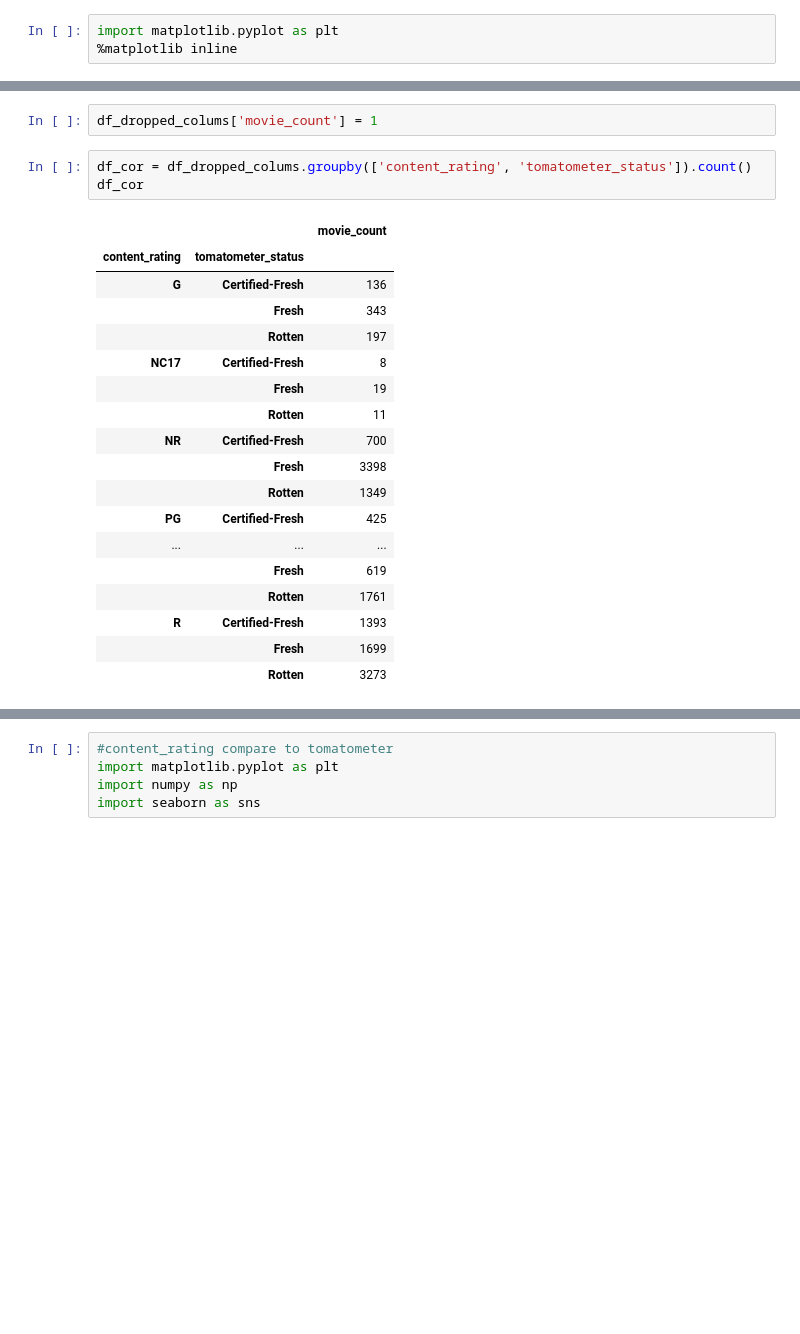
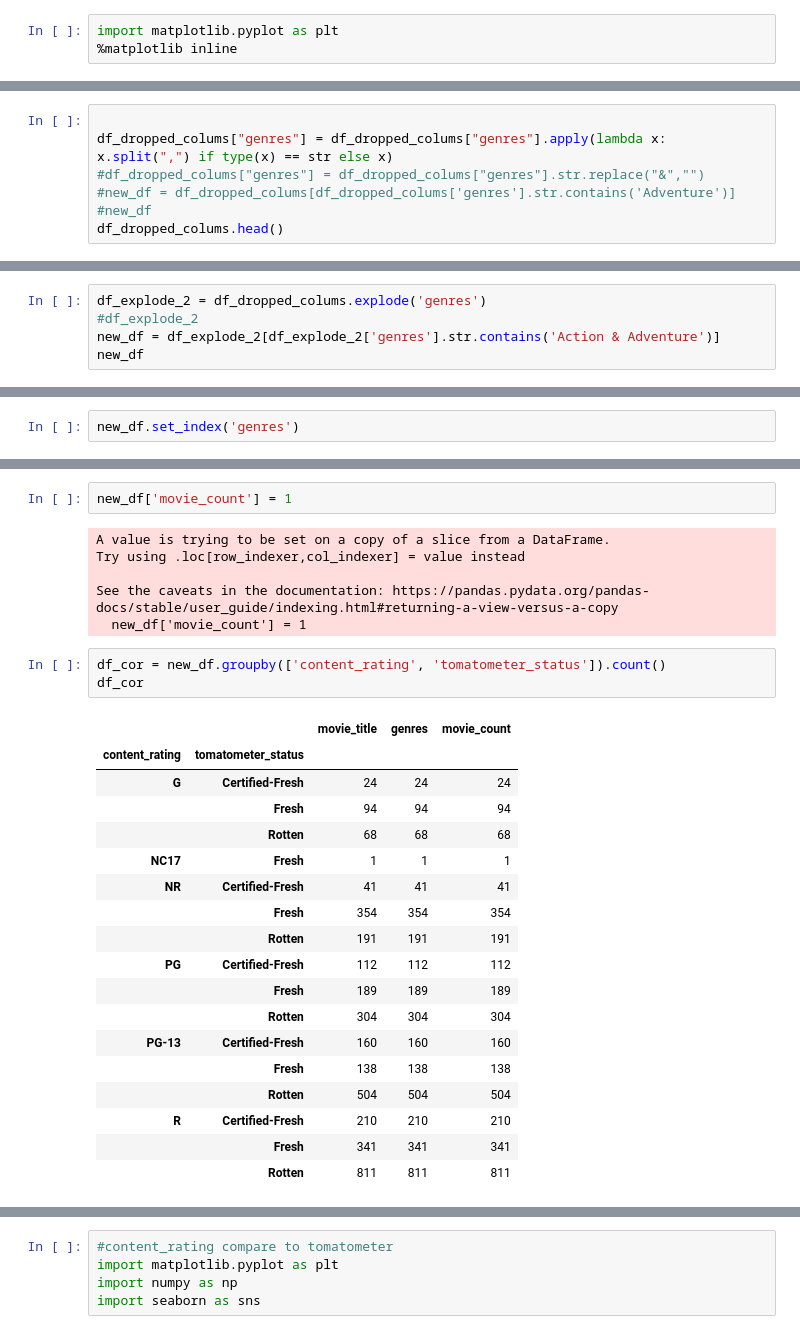
Before and after one commit to eaiturbe/microsoft_movie_analysis, a Jupyter notebook: rotten_tomatoes_movies.csv.ipynb, the cells around one changed output, grey strips where cells are left out. Saved outputs shown, nothing was run; the diff lists cells and outputs as text; blank space fills up the shorter version.

```diff
--- a/rotten_tomatoes_movies.csv.ipynb
+++ b/rotten_tomatoes_movies.csv.ipynb
@@ -88,0 +91,7 @@ df_dropped_colums.set_index('movie_title')
+# %%
+
+df_dropped_colums["genres"] = df_dropped_colums["genres"].apply(lambda x: x.split(",") if type(x) == str else x)
+#df_dropped_colums["genres"] = df_dropped_colums["genres"].str.replace("&","")
+#new_df = df_dropped_colums[df_dropped_colums['genres'].str.contains('Adventure')]
+#new_df
+df_dropped_colums.head()
@@ -88,0 +107,5 @@ df_dropped_colums.set_index('movie_title')
+# %%
+df_explode_2 = df_dropped_colums.explode('genres')
+#df_explode_2
+new_df = df_explode_2[df_explode_2['genres'].str.contains('Action & Adventure')]
+new_df
@@ -88,0 +138,2 @@ df_dropped_colums.set_index('movie_title')
+# %%
+new_df.set_index('genres')
@@ -133,24 +179,30 @@ df_dropped_colums.replace({'G': 0, 'PG': 1, 'PG-13': 2, 'NC17': 3, 'NR': 4, 'R':
 # %%
-df_dropped_colums['movie_count'] = 1
+new_df['movie_count'] = 1
+# %% [output]
+A value is trying to be set on a copy of a slice from a DataFrame.
+Try using .loc[row_indexer,col_indexer] = value instead
+
+See the caveats in the documentation: https://pandas.pydata.org/pandas-docs/stable/user_guide/indexing.html#returning-a-view-versus-a-copy
+  new_df['movie_count'] = 1
 # %%
-df_cor = df_dropped_colums.groupby(['content_rating', 'tomatometer_status']).count()
+df_cor = new_df.groupby(['content_rating', 'tomatometer_status']).count()
 df_cor
 # %% [output]
-|  |  | movie_count |
-| content_rating | tomatometer_status |  |
-| G | Certified-Fresh | 136 |
-|  | Fresh | 343 |
-|  | Rotten | 197 |
-| NC17 | Certified-Fresh | 8 |
-|  | Fresh | 19 |
-|  | Rotten | 11 |
-| NR | Certified-Fresh | 700 |
-|  | Fresh | 3398 |
-|  | Rotten | 1349 |
-| PG | Certified-Fresh | 425 |
-| ... | ... | ... |
-|  | Fresh | 619 |
-|  | Rotten | 1761 |
-| R | Certified-Fresh | 1393 |
-|  | Fresh | 1699 |
-|  | Rotten | 3273 |
+|  |  | movie_title | genres | movie_count |
+| content_rating | tomatometer_status |  |  |  |
+| G | Certified-Fresh | 24 | 24 | 24 |
+|  | Fresh | 94 | 94 | 94 |
+|  | Rotten | 68 | 68 | 68 |
+| NC17 | Fresh | 1 | 1 | 1 |
+| NR | Certified-Fresh | 41 | 41 | 41 |
+|  | Fresh | 354 | 354 | 354 |
+|  | Rotten | 191 | 191 | 191 |
+| PG | Certified-Fresh | 112 | 112 | 112 |
+|  | Fresh | 189 | 189 | 189 |
+|  | Rotten | 304 | 304 | 304 |
+| PG-13 | Certified-Fresh | 160 | 160 | 160 |
+|  | Fresh | 138 | 138 | 138 |
+|  | Rotten | 504 | 504 | 504 |
+| R | Certified-Fresh | 210 | 210 | 210 |
+|  | Fresh | 341 | 341 | 341 |
+|  | Rotten | 811 | 811 | 811 |
```
Also changed, not shown: parts of 26 cells of this notebook.
